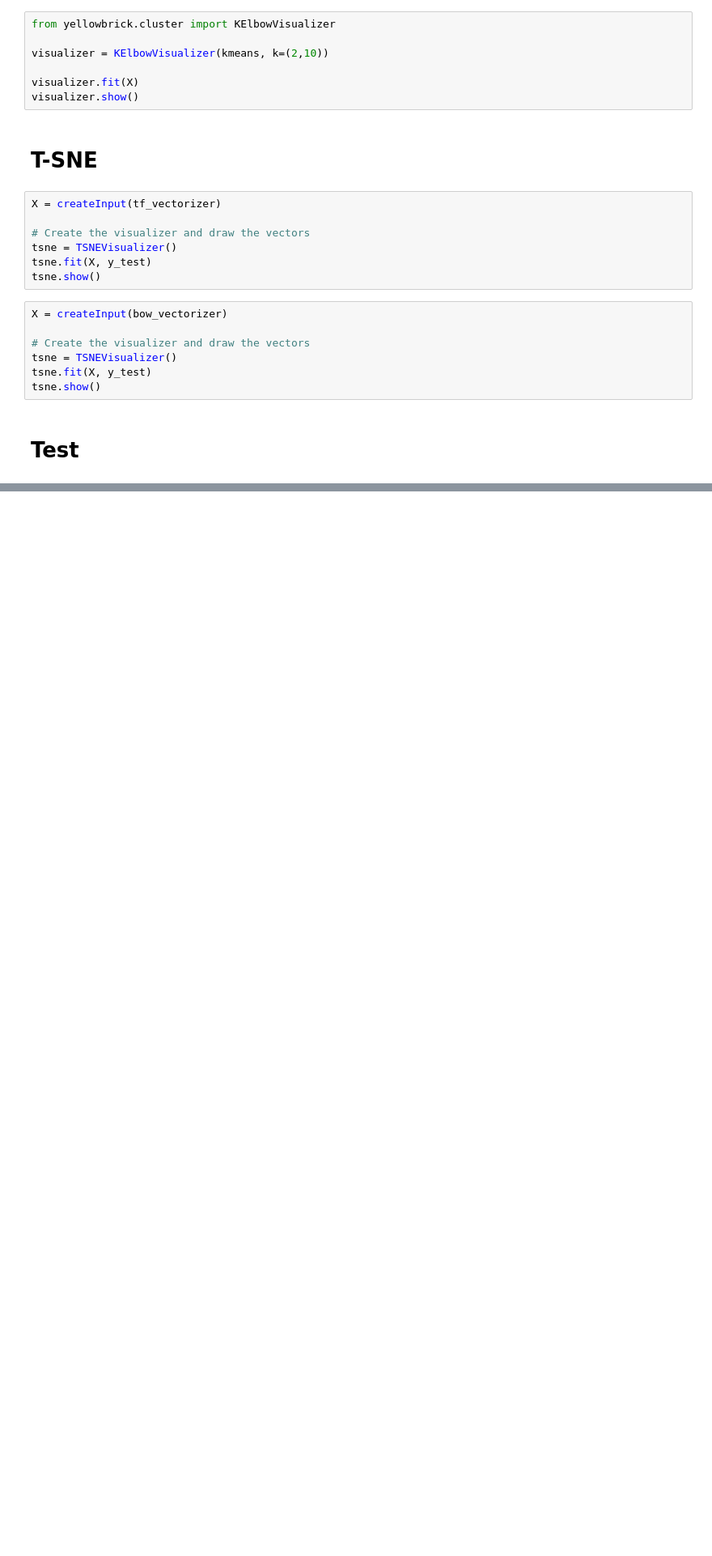
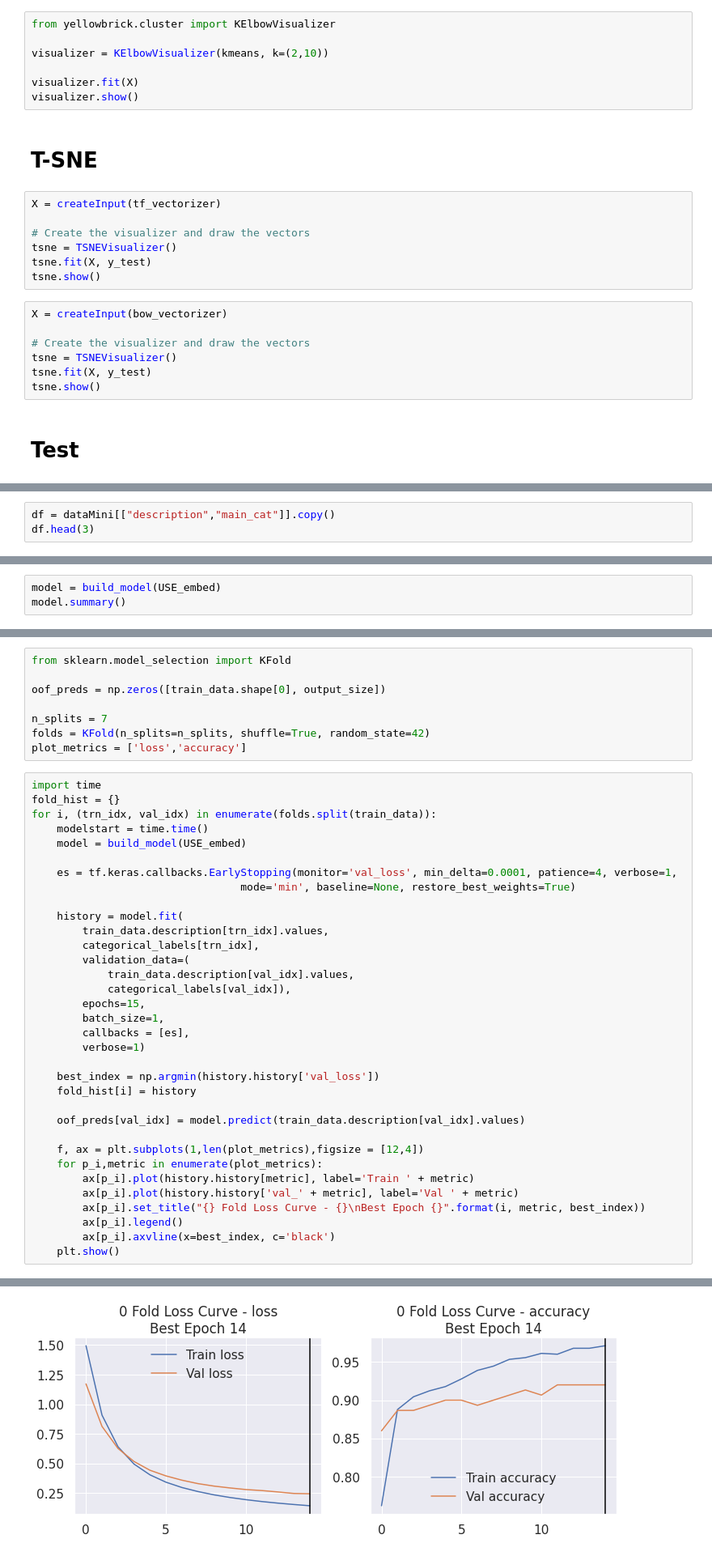
Before and after one commit to AbdulmagedALKHULAIFI/Automatic-classifer-consumer-goods, a Jupyter notebook: classifier.ipynb, the cells around one changed output, grey strips where cells are left out. Shown at 81% size. Cells and saved outputs as stored; diff of their text form; blank space fills up the shorter version.

```diff
--- a/classifier.ipynb
+++ b/classifier.ipynb
@@ -815,0 +719,3 @@ text_use_std = StandardScaler().fit_transform(text_use)
+# %%
+df = dataMini[["description","main_cat"]].copy()
+df.head(3)
@@ -815,0 +839,3 @@ text_use_std = StandardScaler().fit_transform(text_use)
+# %%
+model = build_model(USE_embed)
+model.summary()
@@ -815,0 +855,43 @@ text_use_std = StandardScaler().fit_transform(text_use)
+# %%
+from sklearn.model_selection import KFold
+
+oof_preds = np.zeros([train_data.shape[0], output_size])
+
+n_splits = 7
+folds = KFold(n_splits=n_splits, shuffle=True, random_state=42)
+plot_metrics = ['loss','accuracy']
+# %%
+import time
+fold_hist = {}
+for i, (trn_idx, val_idx) in enumerate(folds.split(train_data)):
+    modelstart = time.time()
+    model = build_model(USE_embed)
+
+    es = tf.keras.callbacks.EarlyStopping(monitor='val_loss', min_delta=0.0001, patience=4, verbose=1,
+                                 mode='min', baseline=None, restore_best_weights=True)
+
+    history = model.fit(
+        train_data.description[trn_idx].values,
+        categorical_labels[trn_idx],
+        validation_data=(
+            train_data.description[val_idx].values,
+            categorical_labels[val_idx]),
+        epochs=15,
+        batch_size=1,
+        callbacks = [es],
+        verbose=1)
+
+    best_index = np.argmin(history.history['val_loss'])
+    fold_hist[i] = history
+
+    oof_preds[val_idx] = model.predict(train_data.description[val_idx].values)
+
+    f, ax = plt.subplots(1,len(plot_metrics),figsize = [12,4])
+    for p_i,metric in enumerate(plot_metrics):
+        ax[p_i].plot(history.history[metric], label='Train ' + metric)
+        ax[p_i].plot(history.history['val_' + metric], label='Val ' + metric)
+        ax[p_i].set_title("{} Fold Loss Curve - {}\nBest Epoch {}".format(i, metric, best_index))
+        ax[p_i].legend()
+        ax[p_i].axvline(x=best_index, c='black')
+    plt.show()
+# %% [output]
@@ -815,0 +915 @@ text_use_std = StandardScaler().fit_transform(text_use)
+[figure, added]
```
Also changed, not shown: parts of 40 cells of this notebook.
